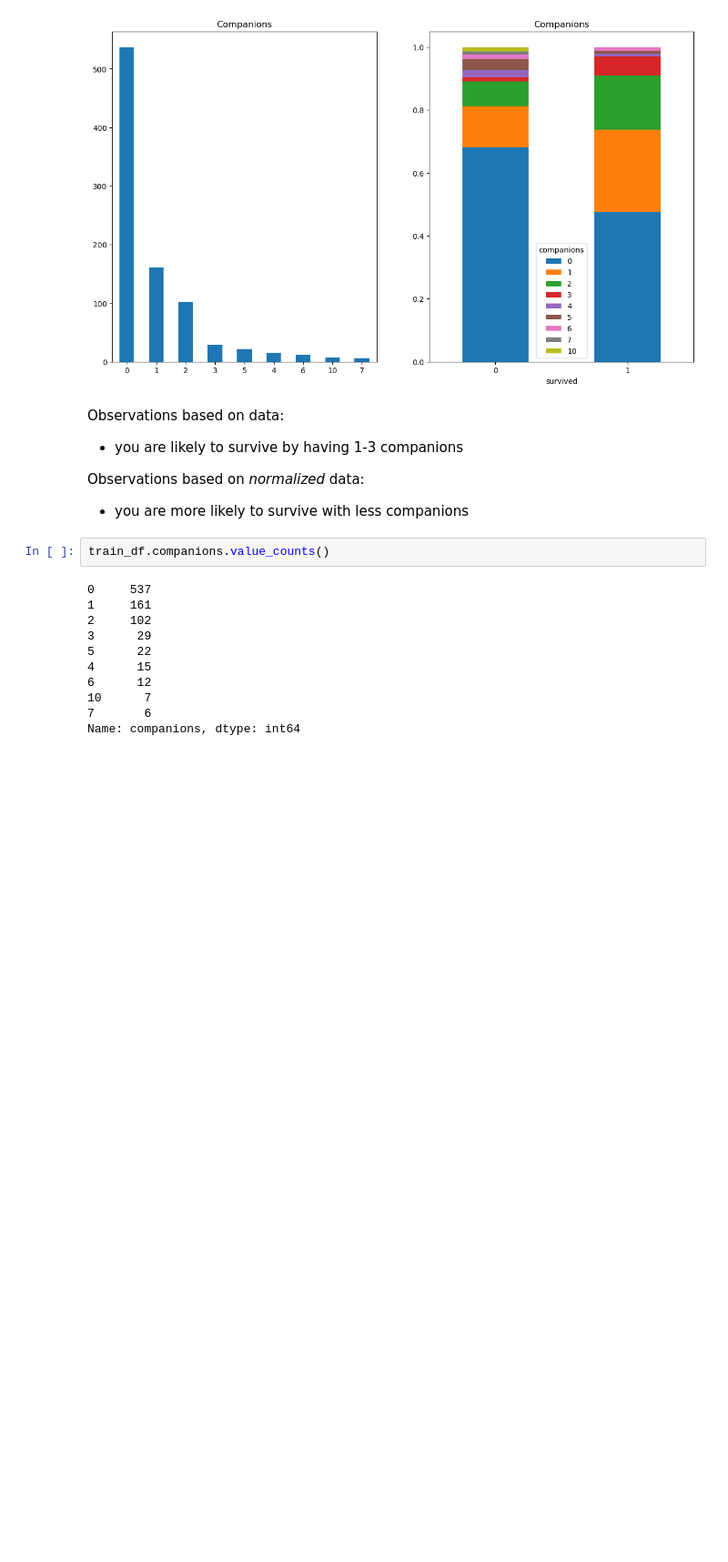
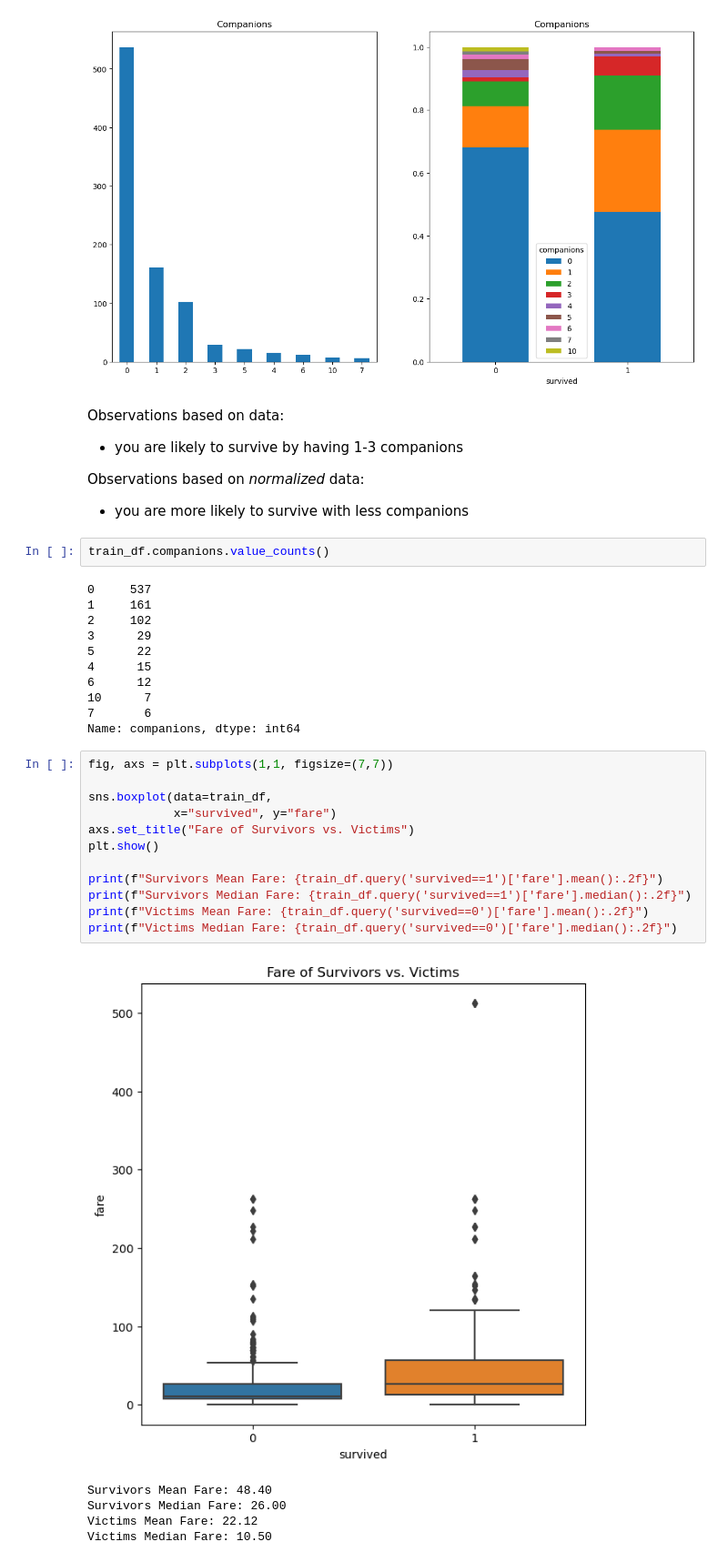
Before and after one commit to RuizLorenzoChavez/practical-ML, a Jupyter notebook: titanic.ipynb, the cells around one changed output. Shown: that part at 91% size. Drawn from its saved outputs; the diff is of its cells as text; blank space fills up the shorter version.

Commit message:
Added EDA on fare and survivability

```diff
--- a/titanic.ipynb
+++ b/titanic.ipynb
@@ -426,3 +426,21 @@ train_df.companions.value_counts()
 10      7
 7       6
 Name: companions, dtype: int64
+# %%
+fig, axs = plt.subplots(1,1, figsize=(7,7))
+
+sns.boxplot(data=train_df,
+            x="survived", y="fare")
+axs.set_title("Fare of Survivors vs. Victims")
+plt.show()
+
+print(f"Survivors Mean Fare: {train_df.query('survived==1')['fare'].mean():.2f}")
+print(f"Survivors Median Fare: {train_df.query('survived==1')['fare'].median():.2f}")
+print(f"Victims Mean Fare: {train_df.query('survived==0')['fare'].mean():.2f}")
+print(f"Victims Median Fare: {train_df.query('survived==0')['fare'].median():.2f}")
+# %% [output]
+[figure, added]
+Survivors Mean Fare: 48.40
+Survivors Median Fare: 26.00
+Victims Mean Fare: 22.12
+Victims Median Fare: 10.50
```
Also changed, not shown: parts of 1 cell of this notebook.
